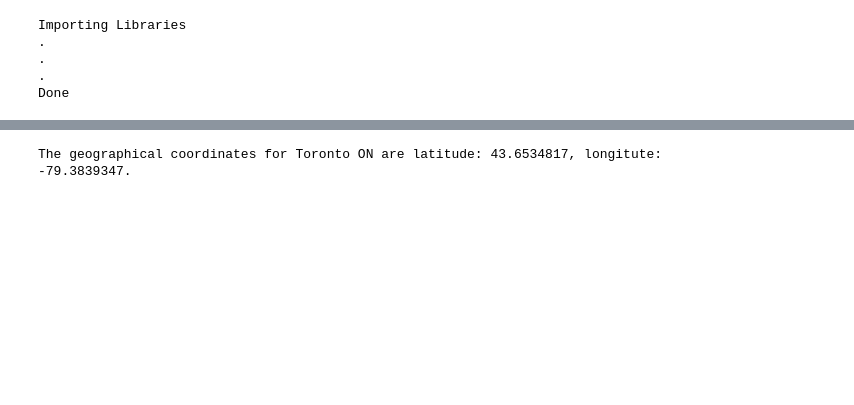
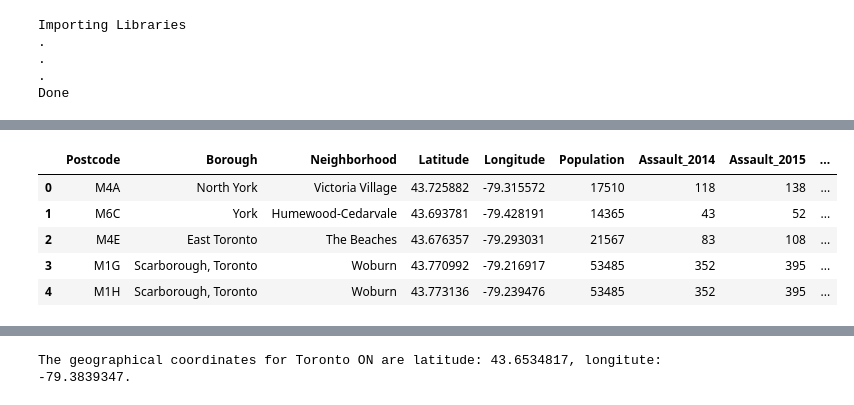
Before and after one commit to personman67/AIFinalProject, a Jupyter notebook: intro.ipynb, the cells around one changed output, grey strips where cells are left out. Drawn from its saved outputs; the diff is of its cells as text; code cells hidden in the pictures; blank space fills up the shorter version.

Commit message:
added income data csvs and data wrangling implemented by Hamza

```diff
--- a/intro.ipynb
+++ b/intro.ipynb
@@ -125 +125,17 @@ toronto_data.head()
 | 4 | M7A | Queen's Park (Toronto) | Queen's Park | 43.662301 | -79.389494 |
+# %%
+dfcr = pd.read_csv("Neighbourhood_Crime_Rates_Boundary_File_.csv")
+dfcr.rename(columns={'Neighbourhood' :'Neighborhood'}, inplace=True)
+dfcr.set_index("Neighborhood")
+toronto_data.set_index("Neighborhood")
+toronto_data = pd.merge(toronto_data, dfcr)
+toronto_data = pd.merge(toronto_data, dfll)
+toronto_data.drop(['OBJECTID','Hood_ID'], axis=1, inplace=True)
+toronto_data.head()
+# %% [output]
+|  | Postcode | Borough | Neighborhood | Latitude | Longitude | Population | Assault_2014 | Assault_2015 | ... |
+| 0 | M4A | North York | Victoria Village | 43.725882 | -79.315572 | 17510 | 118 | 138 | ... |
+| 1 | M6C | York | Humewood-Cedarvale | 43.693781 | -79.428191 | 14365 | 43 | 52 | ... |
+| 2 | M4E | East Toronto | The Beaches | 43.676357 | -79.293031 | 21567 | 83 | 108 | ... |
+| 3 | M1G | Scarborough, Toronto | Woburn | 43.770992 | -79.216917 | 53485 | 352 | 395 | ... |
+| 4 | M1H | Scarborough, Toronto | Woburn | 43.773136 | -79.239476 | 53485 | 352 | 395 | ... |
```
Also changed, not shown: parts of 7 cells of this notebook, 2 other files.
